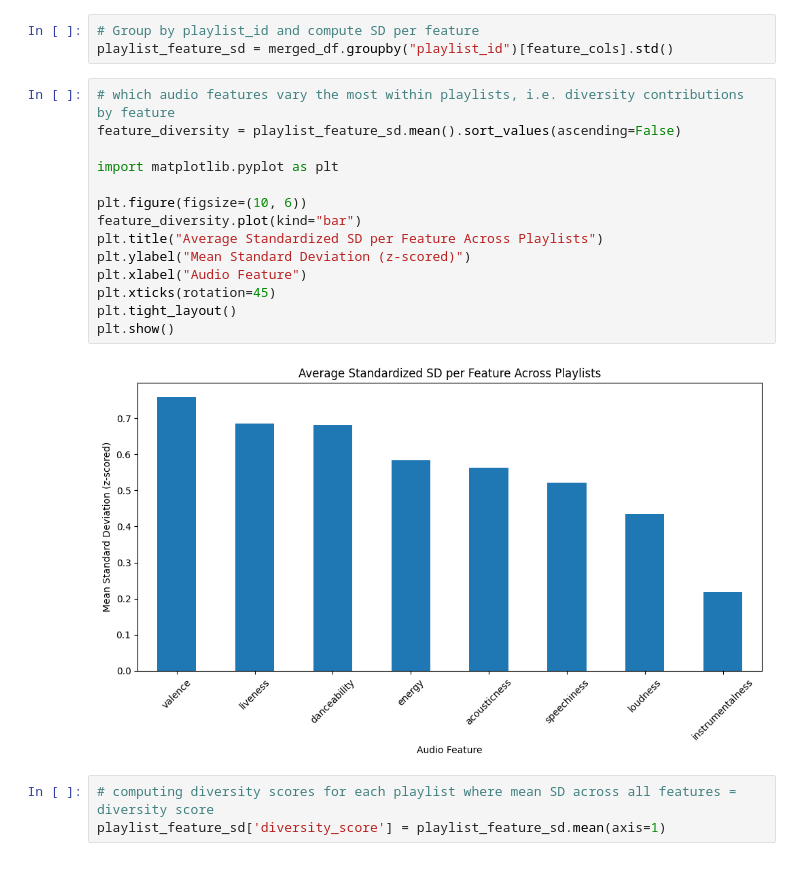
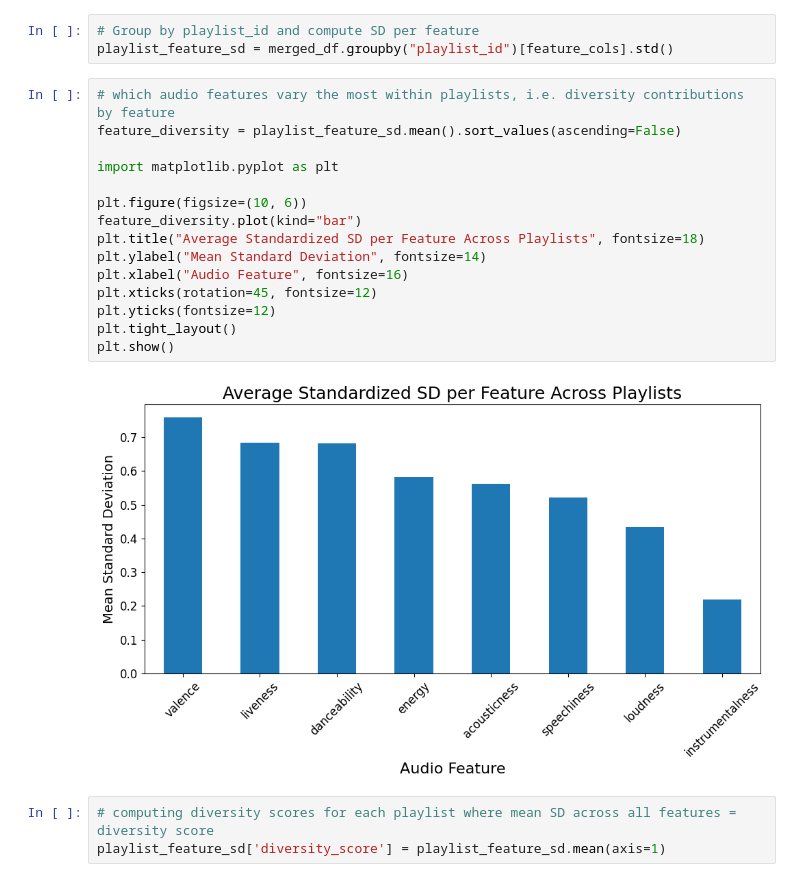
Before and after one commit to normanalexa31/TLCSS-final-project, a Jupyter notebook: clean_playlist_vector_analysis.ipynb, the cells around one changed output. Drawn from its saved outputs; the diff is of its cells as text.

```diff
--- a/clean_playlist_vector_analysis.ipynb
+++ b/clean_playlist_vector_analysis.ipynb
@@ -69,19 +69,20 @@ playlist_feature_sd = merged_df.groupby("playlist_id")[feature_cols].std()
 # %%
 # which audio features vary the most within playlists, i.e. diversity contributions by feature
 feature_diversity = playlist_feature_sd.mean().sort_values(ascending=False)
 
 import matplotlib.pyplot as plt
 
 plt.figure(figsize=(10, 6))
 feature_diversity.plot(kind="bar")
-plt.title("Average Standardized SD per Feature Across Playlists")
-plt.ylabel("Mean Standard Deviation (z-scored)")
-plt.xlabel("Audio Feature")
-plt.xticks(rotation=45)
+plt.title("Average Standardized SD per Feature Across Playlists", fontsize=18)
+plt.ylabel("Mean Standard Deviation", fontsize=14)
+plt.xlabel("Audio Feature", fontsize=16)
+plt.xticks(rotation=45, fontsize=12)
+plt.yticks(fontsize=12)
 plt.tight_layout()
 plt.show()
 # %% [output]
-[figure, old version]
+[figure, new version]
 # %%
 # computing diversity scores for each playlist where mean SD across all features = diversity score
 playlist_feature_sd['diversity_score'] = playlist_feature_sd.mean(axis=1)
```
Also changed, not shown: parts of 7 cells of this notebook.
